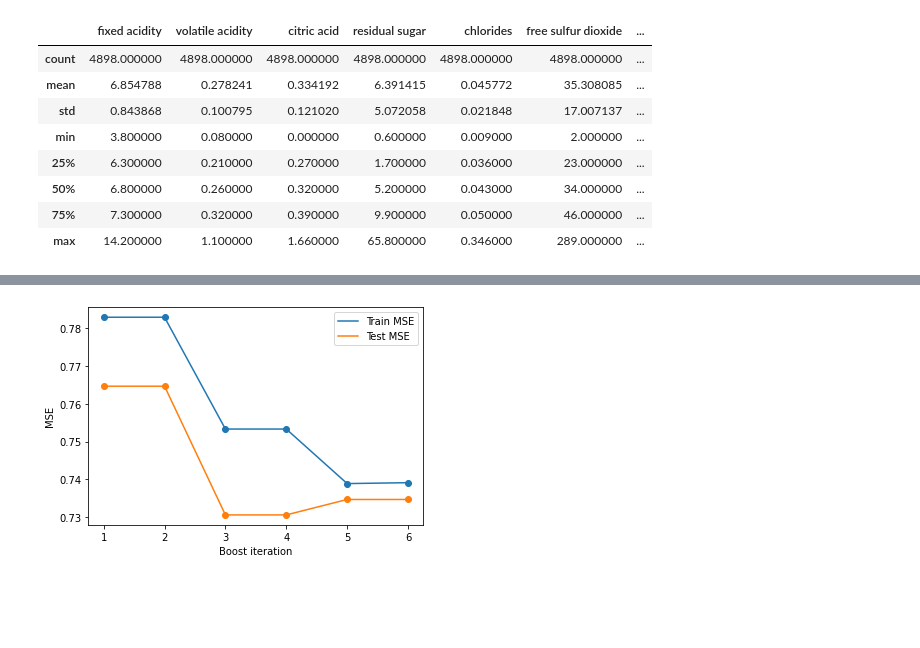
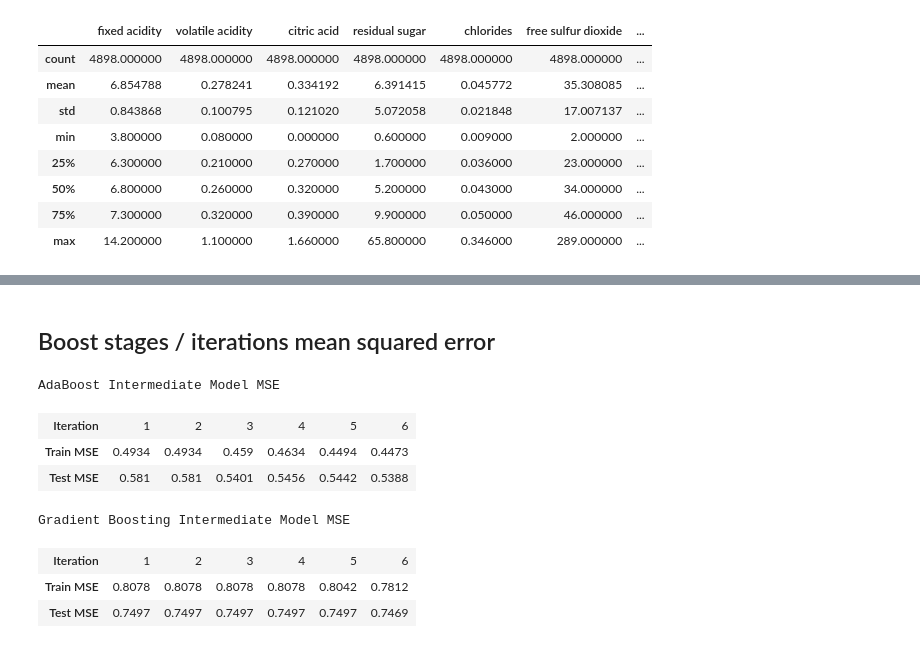
Before and after one commit to Alastairm/ml-labs, a Jupyter notebook: lab4/lab04proj1.ipynb, the cells around one changed output, grey strips where cells are left out. Drawn from its saved outputs; the diff is of its cells as text; code cells hidden in the pictures; blank space fills up the shorter version.

```diff
--- a/lab4/lab04proj1.ipynb
+++ b/lab4/lab04proj1.ipynb
@@ -129,5 +171 @@ regr_1 = AdaBoostRegressor(base_estimator=SVR(), n_estimators=6)
 regr_1_results = get_results(regr_1, train_x, train_y, test_x, test_y)
-# %%
-fig = show_mse(regr_1_results)
-# %% [output]
-[figure, removed]
@@ -133,0 +176,14 @@ fig = show_mse(regr_1_results)
+# %% [markdown]
+## Boost stages / iterations mean squared error <a name="3.1">
+# %%
+print_mse(regr_1_results, regressor_name="AdaBoost")
+print_mse(regr_2_results, regressor_name="Gradient Boosting")
+# %% [output]
+AdaBoost Intermediate Model MSE
+| Iteration | 1 | 2 | 3 | 4 | 5 | 6 |
+| Train MSE | 0.4934 | 0.4934 | 0.459 | 0.4634 | 0.4494 | 0.4473 |
+| Test MSE | 0.581 | 0.581 | 0.5401 | 0.5456 | 0.5442 | 0.5388 |
+Gradient Boosting Intermediate Model MSE
+| Iteration | 1 | 2 | 3 | 4 | 5 | 6 |
+| Train MSE | 0.8078 | 0.8078 | 0.8078 | 0.8078 | 0.8042 | 0.7812 |
+| Test MSE | 0.7497 | 0.7497 | 0.7497 | 0.7497 | 0.7497 | 0.7469 |
```
Also changed, not shown: parts of 18 cells of this notebook, 1 other file.
